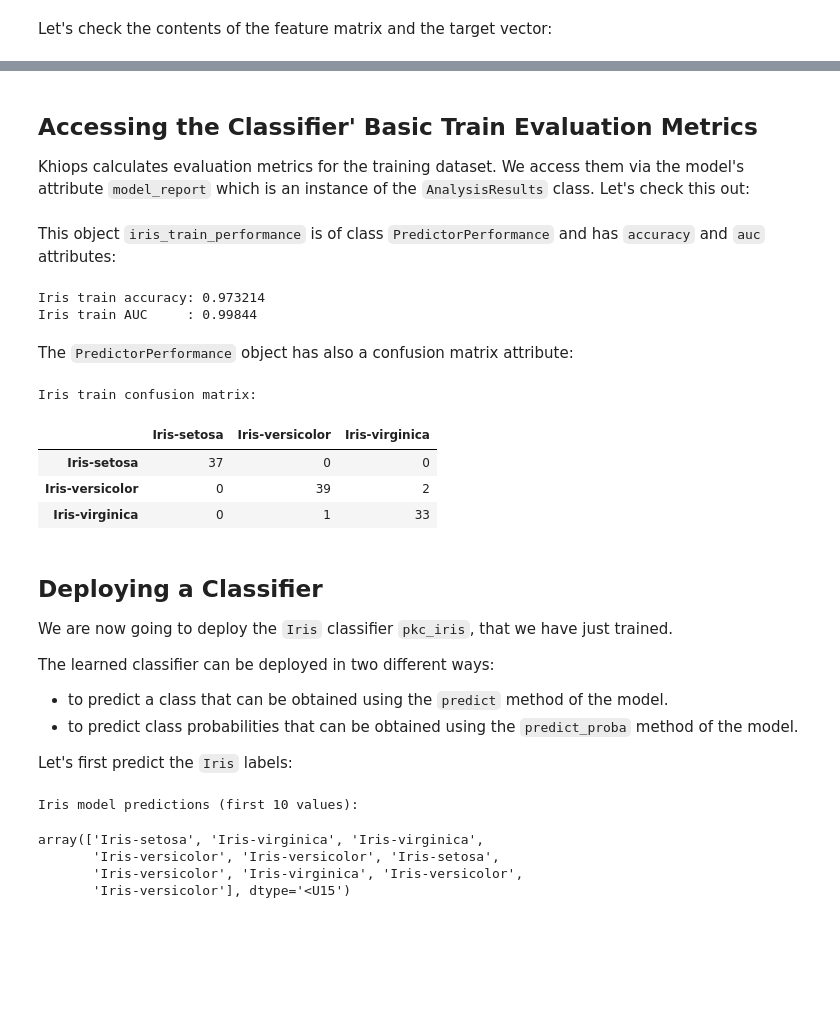
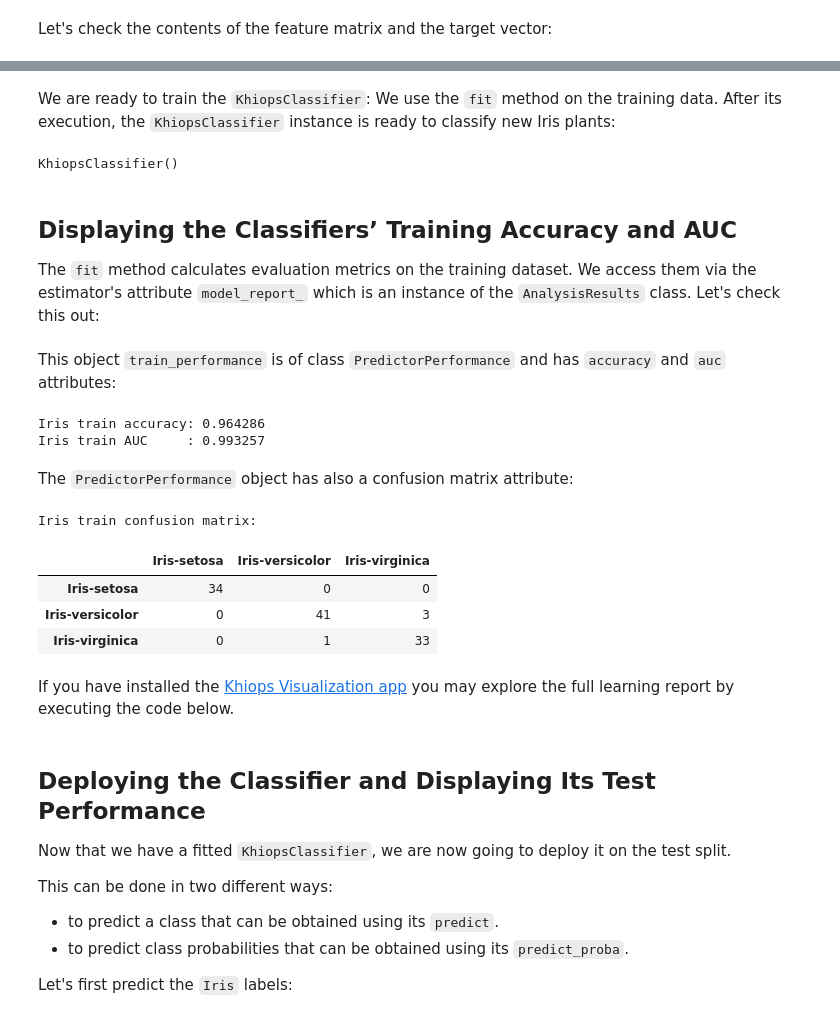
Before and after one commit to KhiopsML/khiops-doc, a Jupyter notebook: docs/advanced/Notebooks/single_table_classifier.ipynb, the cells around one changed output, grey strips where cells are left out. Drawn from its saved outputs; the diff is of its cells as text; code cells hidden in the pictures; blank space fills up the shorter version.

Commit message:
Update tutorial notebooks
- Revamp basic tutorials
- Set all khiops-samples links to version 10.2.4
- Fix the random state of basic tutorials.
- Other minor fixes

```diff
--- a/docs/advanced/Notebooks/single_table_classifier.ipynb
+++ b/docs/advanced/Notebooks/single_table_classifier.ipynb
@@ -46,7 +44,8 @@ iris_df.head(10)
 Before training the classifier, we split the data into the feature matrix (sepal length, width, etc) and the target vector containing the labels (the `Class` column).
 # %%
 # Drop the "class" column to create the feature set (X).
-X_iris = iris_df.drop("Class", axis=1)
+X = iris_df.drop("Class", axis=1)
+
 # Extract the "class" column to create the target labels (y).
-y_iris = iris_df["Class"]
+y = iris_df["Class"]
 # %% [markdown]
@@ -57,2 +53,4 @@ X_iris_train, X_iris_test, y_iris_train, y_iris_test = train_test_split(X_iris,
+# %%
+X_train, X_test, y_train, y_test = train_test_split(X, y, random_state=123)
 # %% [markdown]
 Let's check the contents of the feature matrix and the target vector:
@@ -81,31 +79,39 @@ KhiopsClassifier()
+# %% [markdown]
+We are ready to train the `KhiopsClassifier`: We use the `fit` method on the training data. After its execution, the `KhiopsClassifier` instance is ready to classify new Iris plants:
+# %%
+khc = KhiopsClassifier()
+khc.fit(X_train, y_train)
+# %% [output]
+KhiopsClassifier()
 # %% [markdown]
-## Accessing the Classifier' Basic Train Evaluation Metrics
+## Displaying the Classifiers’ Training Accuracy and AUC
 
-Khiops calculates evaluation metrics for the training dataset. We access them via the model's attribute `model_report` which is an instance of the `AnalysisResults` class. Let's check this out:
+The `fit` method calculates evaluation metrics on the training dataset. We access them via the estimator's attribute `model_report_` which is an instance of the `AnalysisResults` class. Let's check this out:
 # %%
-iris_train_performance = pkc_iris.model_report_.train_evaluation_report.get_snb_performance()
+train_performance = khc.model_report_.train_evaluation_report.get_snb_performance()
 # %% [markdown]
-This object `iris_train_performance` is of class `PredictorPerformance` and has `accuracy` and `auc` attributes:
+This object `train_performance` is of class `PredictorPerformance` and has `accuracy` and `auc` attributes:
 # %%
-print(f"Iris train accuracy: {iris_train_performance.accuracy}")
-print(f"Iris train AUC     : {iris_train_performance.auc}")
+print(f"Iris train accuracy: {train_performance.accuracy}")
+print(f"Iris train AUC     : {train_performance.auc}")
 # %% [output]
-Iris train accuracy: 0.973214
-Iris train AUC     : 0.99844
+Iris train accuracy: 0.964286
+Iris train AUC     : 0.993257
 # %% [markdown]
 The `PredictorPerformance` object has also a confusion matrix attribute:
 # %%
-iris_classes = iris_train_performance.confusion_matrix.values
-iris_confusion_matrix = pd.DataFrame(
-    iris_train_performance.confusion_matrix.matrix,
-    columns=iris_classes,
-    index=iris_classes,
+confusion_matrix = pd.DataFrame(
+    train_performance.confusion_matrix.matrix,
+    columns=train_performance.confusion_matrix.values,
+    index=train_performance.confusion_matrix.values,
 )
 print("Iris train confusion matrix:")
-iris_confusion_matrix
+confusion_matrix
 # %% [output]
 Iris train confusion matrix:
 |  | Iris-setosa | Iris-versicolor | Iris-virginica |
-| Iris-setosa | 37 | 0 | 0 |
-| Iris-versicolor | 0 | 39 | 2 |
+| Iris-setosa | 34 | 0 | 0 |
+| Iris-versicolor | 0 | 41 | 3 |
 | Iris-virginica | 0 | 1 | 33 |
+# %% [markdown]
+If you have installed the [Khiops Visualization app](../../../setup/visualization/) you may explore the full learning report by executing the code below.
@@ -112,20 +122,10 @@ Iris train confusion matrix:
 # %% [markdown]
-## Deploying a Classifier
-We are now going to deploy the `Iris` classifier `pkc_iris`, that we have just trained.
+## Deploying the Classifier and Displaying Its Test Performance
+Now that we have a fitted `KhiopsClassifier`, we are now going to deploy it on the test split.
 
-The learned classifier can be deployed in two different ways:
+This can be done in two different ways:
 
-- to predict a class that can be obtained using the `predict` method of the model.
-- to predict class probabilities that can be obtained using the `predict_proba` method of the model.
+- to predict a class that can be obtained using its `predict`.
+- to predict class probabilities that can be obtained using its `predict_proba`.
 
 Let's first predict the `Iris` labels:
-# %%
-iris_predictions = pkc_iris.predict(X_iris_test)
-print("Iris model predictions (first 10 values):")
-iris_predictions[:10]
-# %% [output]
-Iris model predictions (first 10 values):
-array(['Iris-setosa', 'Iris-virginica', 'Iris-virginica',
-       'Iris-versicolor', 'Iris-versicolor', 'Iris-setosa',
-       'Iris-versicolor', 'Iris-virginica', 'Iris-versicolor',
-       'Iris-versicolor'], dtype='<U15')
```
Also changed, not shown: parts of 21 cells of this notebook, 6 other files.
